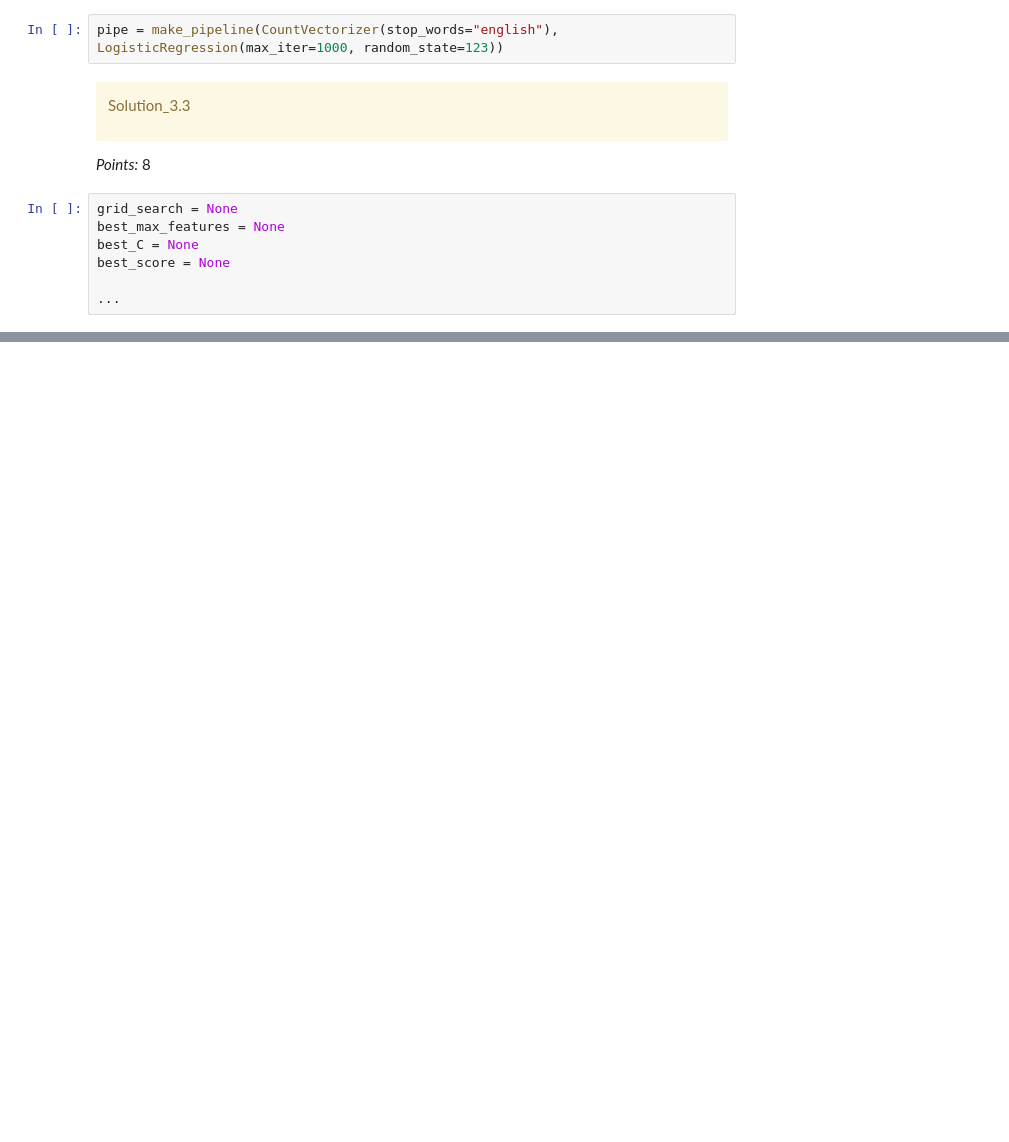
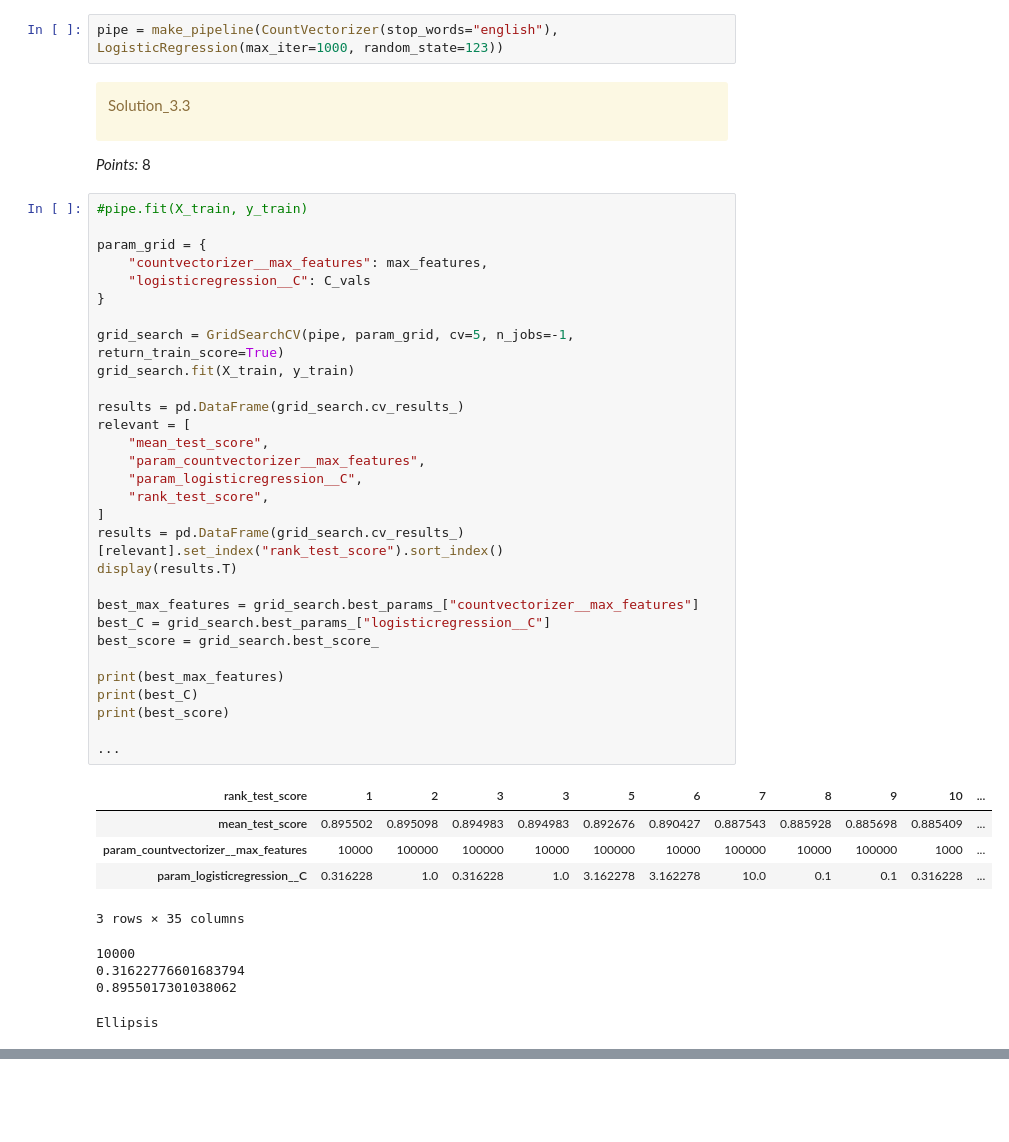
Before and after one commit to karatwan/cpsc330-2023s, a Jupyter notebook: hw/hw4/hw4.ipynb, the cells around one changed output, grey strips where cells are left out. Drawn from its saved outputs; the diff is of its cells as text; blank space fills up the shorter version.

```diff
--- a/hw/hw4/hw4.ipynb
+++ b/hw/hw4/hw4.ipynb
@@ -634,12 +644,45 @@ Solution_3.3
 </div>
 
 _Points:_ 8
-# %%
-grid_search = None
-best_max_features = None
-best_C = None
-best_score = None
-
-...
+# %%
+#pipe.fit(X_train, y_train)
+
+param_grid = {
+    "countvectorizer__max_features": max_features,
+    "logisticregression__C": C_vals
+}
+
+grid_search = GridSearchCV(pipe, param_grid, cv=5, n_jobs=-1, return_train_score=True)
+grid_search.fit(X_train, y_train)
+
+results = pd.DataFrame(grid_search.cv_results_)
+relevant = [
+    "mean_test_score",
+    "param_countvectorizer__max_features",
+    "param_logisticregression__C",
+    "rank_test_score",
+]
+results = pd.DataFrame(grid_search.cv_results_)[relevant].set_index("rank_test_score").sort_index()
+display(results.T)
+
+best_max_features = grid_search.best_params_["countvectorizer__max_features"]
+best_C = grid_search.best_params_["logisticregression__C"]
+best_score = grid_search.best_score_
+
+print(best_max_features)
+print(best_C)
+print(best_score)
+
+...
+# %% [output]
+| rank_test_score | 1 | 2 | 3 | 3 | 5 | 6 | 7 | 8 | 9 | 10 | ... |
+| mean_test_score | 0.895502 | 0.895098 | 0.894983 | 0.894983 | 0.892676 | 0.890427 | 0.887543 | 0.885928 | 0.885698 | 0.885409 | ... |
+| param_countvectorizer__max_features | 10000 | 100000 | 100000 | 10000 | 100000 | 10000 | 100000 | 10000 | 100000 | 1000 | ... |
+| param_logisticregression__C | 0.316228 | 1.0 | 0.316228 | 1.0 | 3.162278 | 3.162278 | 10.0 | 0.1 | 0.1 | 0.316228 | ... |
+3 rows × 35 columns
+10000
+0.31622776601683794
+0.8955017301038062
+Ellipsis
 # %%
 grader.check("q3.3")
```
Also changed, not shown: parts of 28 cells of this notebook, 2 other files.
